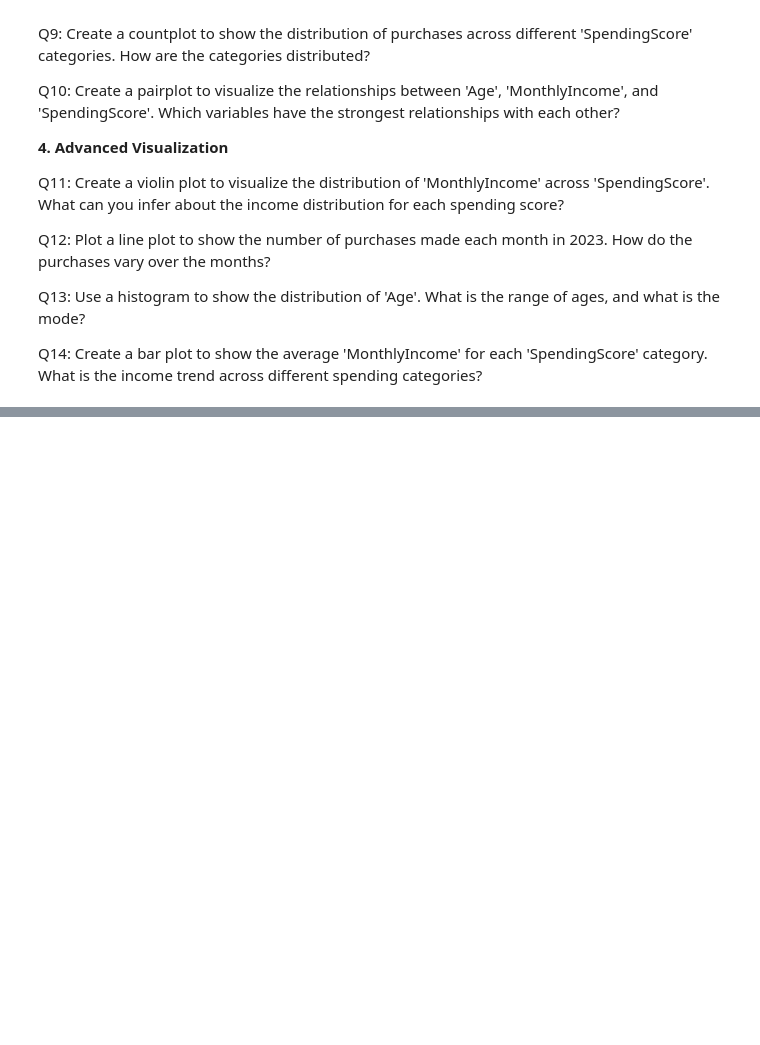
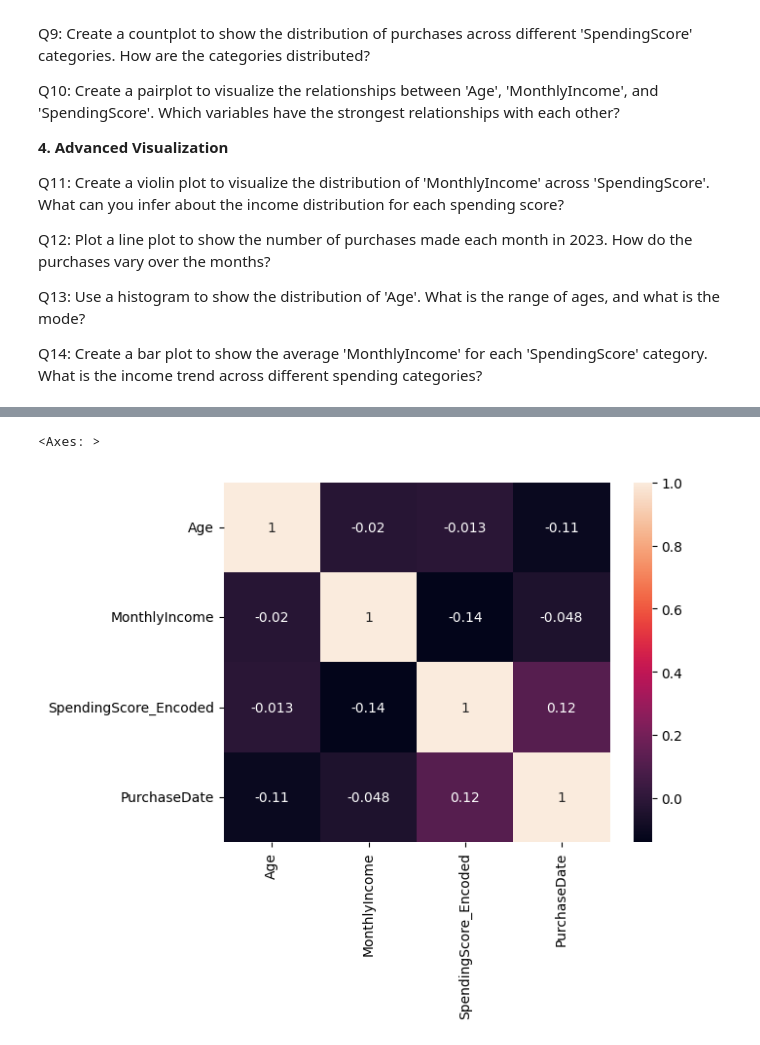
Before and after one commit to pallavimanjare/AIML_programs, a Jupyter notebook: DataVisualization/Assignment_Seaborn_Ordinal.ipynb, the cells around one changed output, grey strips where cells are left out. Drawn from its saved outputs; the diff is of its cells as text; code cells hidden in the pictures; blank space fills up the shorter version.

```diff
--- a/DataVisualization/Assignment_Seaborn_Ordinal.ipynb
+++ b/DataVisualization/Assignment_Seaborn_Ordinal.ipynb
@@ -259,0 +216,6 @@ sns.barplot(data = custdf, x='SpendingScore', y='MonthlyIncome')
+# %%
+#Correlation Matrix
+sns.heatmap(data[['Age','MonthlyIncome','SpendingScore_Encoded','PurchaseDate']].corr(), annot=True)
+# %% [output]
+<Axes: >
+[figure, added]
```
Also changed, not shown: parts of 60 cells of this notebook.
